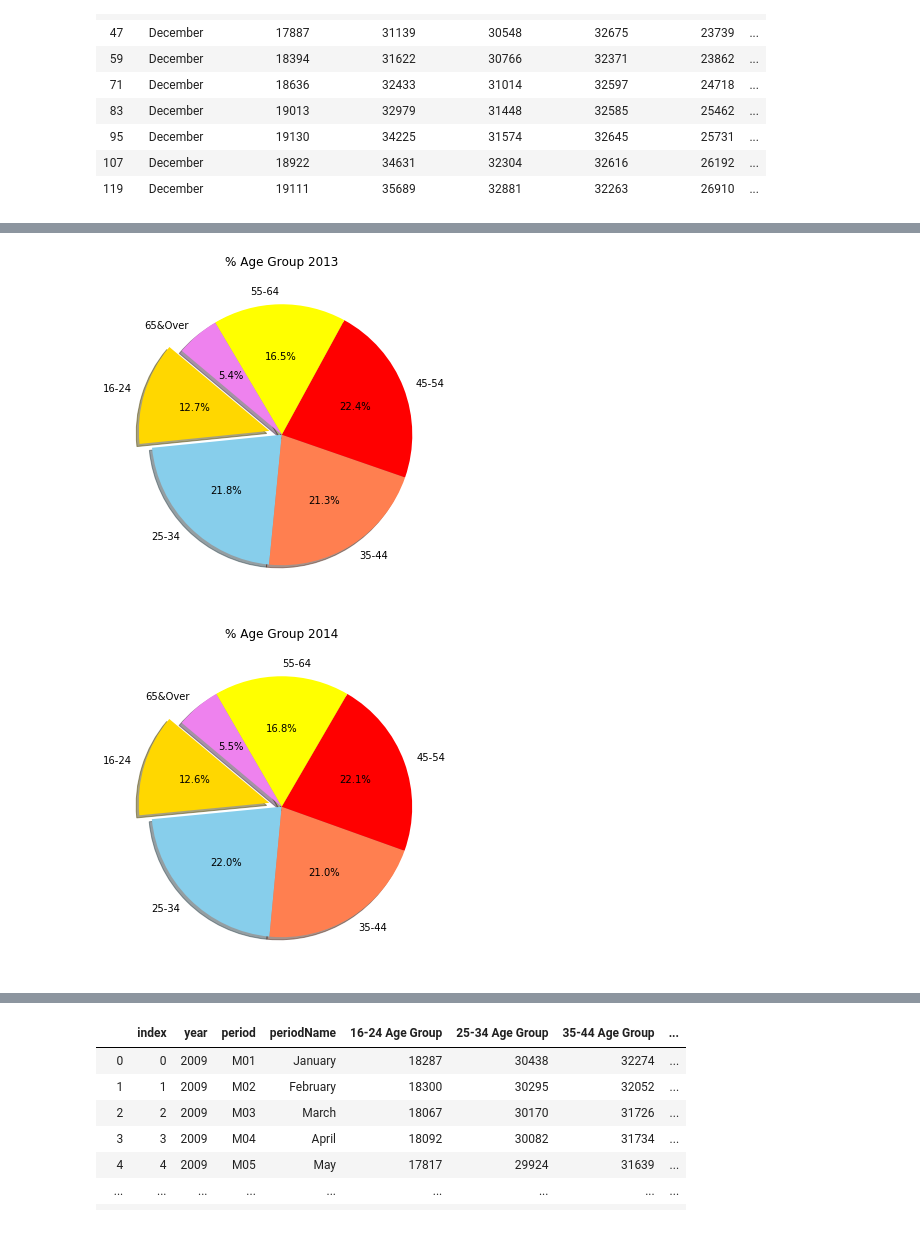
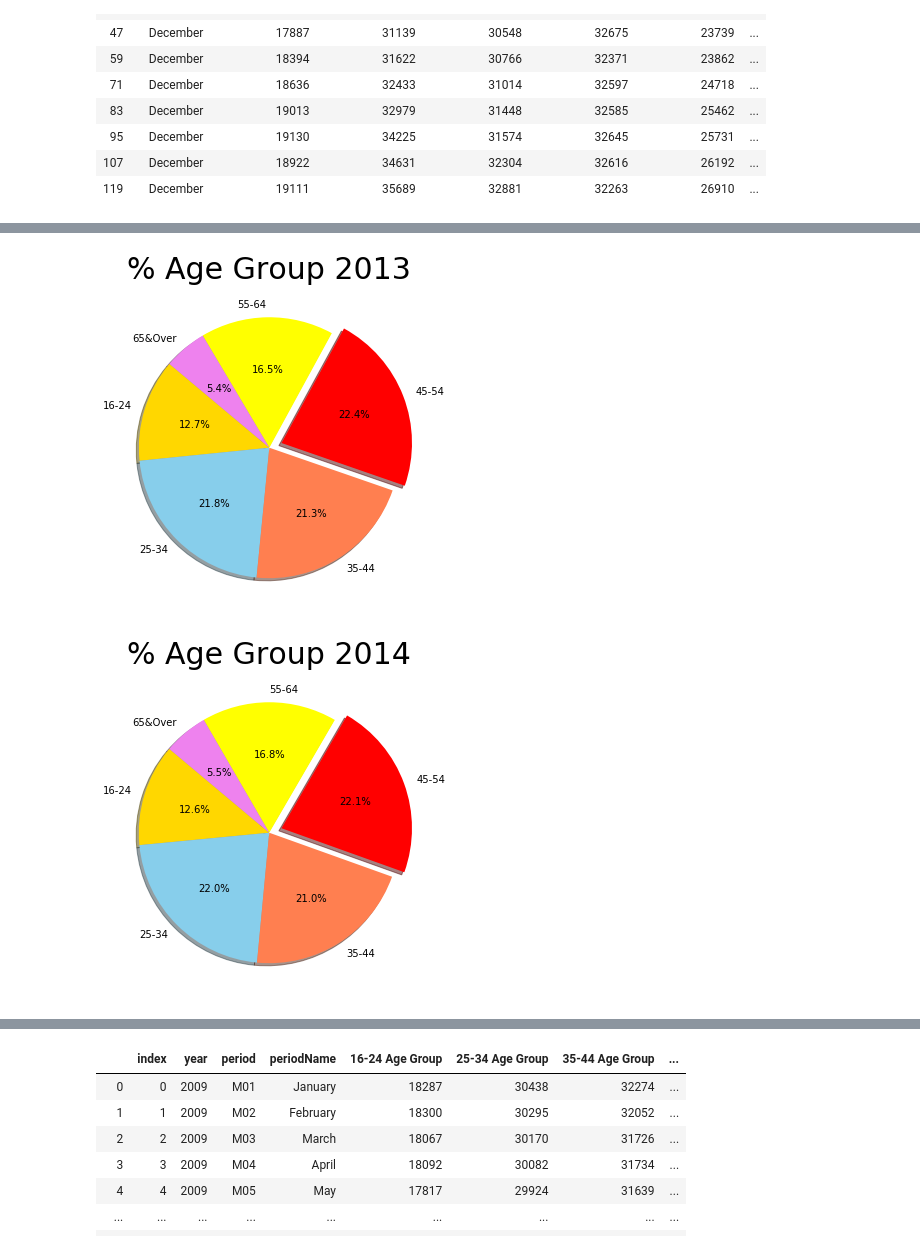
Before and after one commit to soraerae/Project-01-Employment-Data, a Jupyter notebook: notebooks/job_age_csv.ipynb, the cells around one changed output, grey strips where cells are left out. Saved outputs shown, nothing was run; the diff lists cells and outputs as text; code cells hidden in the pictures.

```diff
--- a/notebooks/job_age_csv.ipynb
+++ b/notebooks/job_age_csv.ipynb
@@ -210,33 +210,33 @@ plt.show()
 # %%
 plt.figure(figsize=(12,6))
 age_groups = ['16-24', '25-34', '35-44', '45-54', '55-64', '65&Over']
 employed = [18394, 31622, 30766, 32371, 23862, 7748]
 colors = ['gold', 'skyblue', 'coral', 'red', 'yellow', 'violet']
-explode = [0.1, 0, 0, 0, 0, 0]
+explode = [0, 0, 0, 0.1, 0, 0]
 plt.pie(employed, explode=explode, labels=age_groups, colors=colors,
         autopct="%1.1f%%", shadow=True, startangle=140)
-plt.title('% Age Group 2013')
+plt.title('% Age Group 2013', fontsize=30)
 
 plt.savefig('pct_agegroup_2013.png')
 
 plt.show()
 # %% [output]
-[figure, old version]
+[figure, new version]
 # %%
 plt.figure(figsize=(12,6))
 age_groups = ['16-24', '25-34', '35-44', '45-54', '55-64', '65&Over']
 employed = [18636, 32433, 31014, 32597, 24718, 8140]
 colors = ['gold', 'skyblue', 'coral', 'red', 'yellow', 'violet']
-explode = [0.1, 0, 0, 0, 0, 0]
+explode = [0, 0, 0, 0.1, 0, 0]
 plt.pie(employed, explode=explode, labels=age_groups, colors=colors,
         autopct="%1.1f%%", shadow=True, startangle=140)
-plt.title('% Age Group 2014')
+plt.title('% Age Group 2014', fontsize=30)
 
 plt.savefig('pct_agegroup_2014.png')
 
 plt.show()
 # %% [output]
-[figure, old version]
+[figure, new version]
 # %%
 plt.figure(figsize=(12,6))
 age_groups = ['16-24', '25-34', '35-44', '45-54', '55-64', '65&Over']
```
Also changed, not shown: parts of 12 cells of this notebook, 15 other files.
